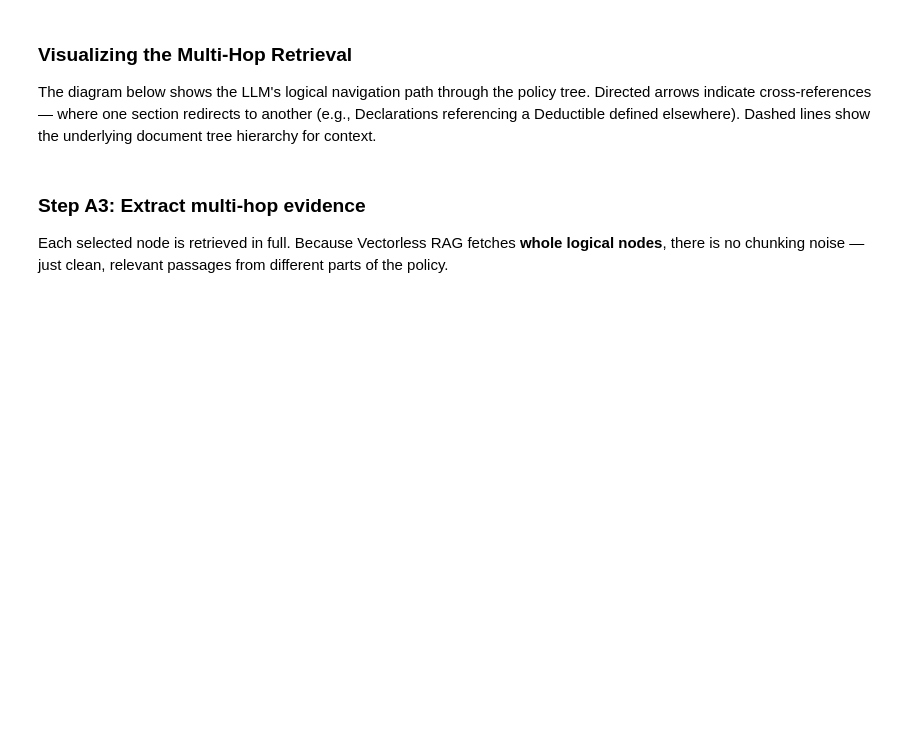
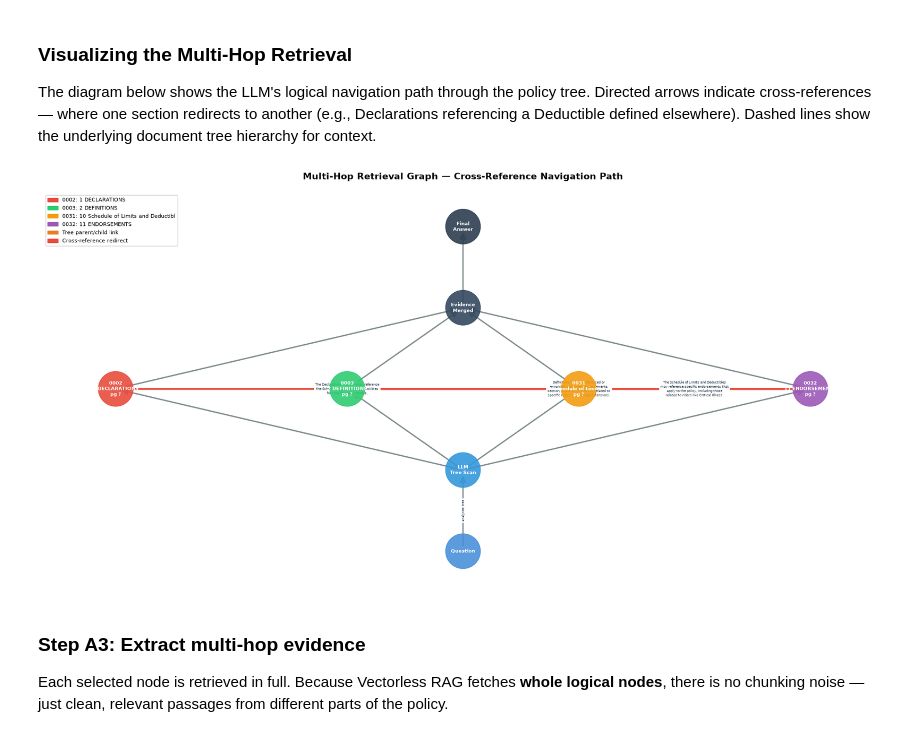
Before and after one commit to AyushSinghRana15/Vectorless-RAG, a Jupyter notebook: lab2/Lab2.ipynb, the cells around one changed output. Drawn from its saved outputs; the diff is of its cells as text; code cells hidden in the pictures; blank space fills up the shorter version.

```diff
--- a/lab2/Lab2.ipynb
+++ b/lab2/Lab2.ipynb
@@ -413,40 +431,43 @@ node_colors.append("#34495E")
 node_colors.append("#2C3E50")
 
 for hl in hop_labels:
     G.add_edge(hl, "Evidence\nMerged")
 
 G.add_edge("Evidence\nMerged", "Final\nAnswer")
 
-fig, ax = plt.subplots(1, 1, figsize=(18, 9))
+fig, ax = plt.subplots(1, 1, figsize=(20, 12), dpi=150)
 pos = nx.multipartite_layout(G, subset_key="layer", align="horizontal")
 
 assert len(node_colors) == len(G.nodes()), f"Color mismatch: {len(node_colors)} colors vs {len(G.nodes())} nodes"
 
-nx.draw_networkx_nodes(G, pos, node_color=node_colors, node_size=2800, alpha=0.9, ax=ax)
+nx.draw_networkx_nodes(G, pos, node_color=node_colors, node_size=4500, alpha=0.9, ax=ax)
 
 solid_edges = [(u, v) for u, v, d in G.edges(data=True) if d.get('style') != 'dashed']
 dashed_edges = [(u, v) for u, v, d in G.edges(data=True) if d.get('style') == 'dashed']
 plain_solid = [(u, v) for u, v in solid_edges if (u, v) not in cross_ref_edges]
 
 nx.draw_networkx_edges(G, pos, edgelist=plain_solid, edge_color="#7F8C8D", arrows=True, arrowsize=20, width=2, ax=ax)
 nx.draw_networkx_edges(G, pos, edgelist=dashed_edges, edge_color="#E67E22", arrows=True, arrowsize=18, width=2, style="dashed", ax=ax)
-nx.draw_networkx_edges(G, pos, edgelist=cross_ref_edges, edge_color="#E74C3C", arrows=True, arrowsize=25, width=3, ax=ax)
+nx.draw_networkx_edges(G, pos, edgelist=cross_ref_edges, edge_color="#E74C3C", arrows=True, arrowsize=25, width=4, ax=ax)
 
-nx.draw_networkx_labels(G, pos, font_size=7, font_color="white", font_weight="bold", ax=ax)
+nx.draw_networkx_labels(G, pos, font_size=10, font_color="white", font_weight="bold", ax=ax)
 
 edge_labels = {(u, v): d.get('label', '') for u, v, d in G.edges(data=True) if d.get('label')}
 edge_labels.update(cross_ref_labels)
-nx.draw_networkx_edge_labels(G, pos, edge_labels=edge_labels, font_size=5, font_color="#2C3E50", ax=ax)
+nx.draw_networkx_edge_labels(G, pos, edge_labels=edge_labels, font_size=9, font_color="#2C3E50",
+                             bbox=dict(facecolor="white", edgecolor="none", alpha=0.8, pad=2), ax=ax)
 
 legend_items = [mpatches.Patch(color=colors[i % len(colors)], label=f"{node_info[i]['id']}: {node_info[i]['title'][:35]}") for i in range(len(node_info))]
 legend_items.append(mpatches.Patch(color="#E67E22", label="Tree parent/child link"))
 legend_items.append(mpatches.Patch(color="#E74C3C", label="Cross-reference redirect"))
-ax.legend(handles=legend_items, loc="upper left", fontsize=8, framealpha=0.9)
+ax.legend(handles=legend_items, loc="upper left", fontsize=9, framealpha=0.9)
 
-ax.set_title("Multi-Hop Retrieval Graph — Cross-Reference Navigation Path", fontsize=14, fontweight="bold", pad=20)
+ax.set_title("Multi-Hop Retrieval Graph — Cross-Reference Navigation Path", fontsize=16, fontweight="bold", pad=20)
 ax.axis("off")
 plt.tight_layout()
 plt.show()
+# %% [output]
+[figure, added]
 # %% [markdown]
 ### Step A3: Extract multi-hop evidence
 
```
Also changed, not shown: parts of 7 cells of this notebook.
